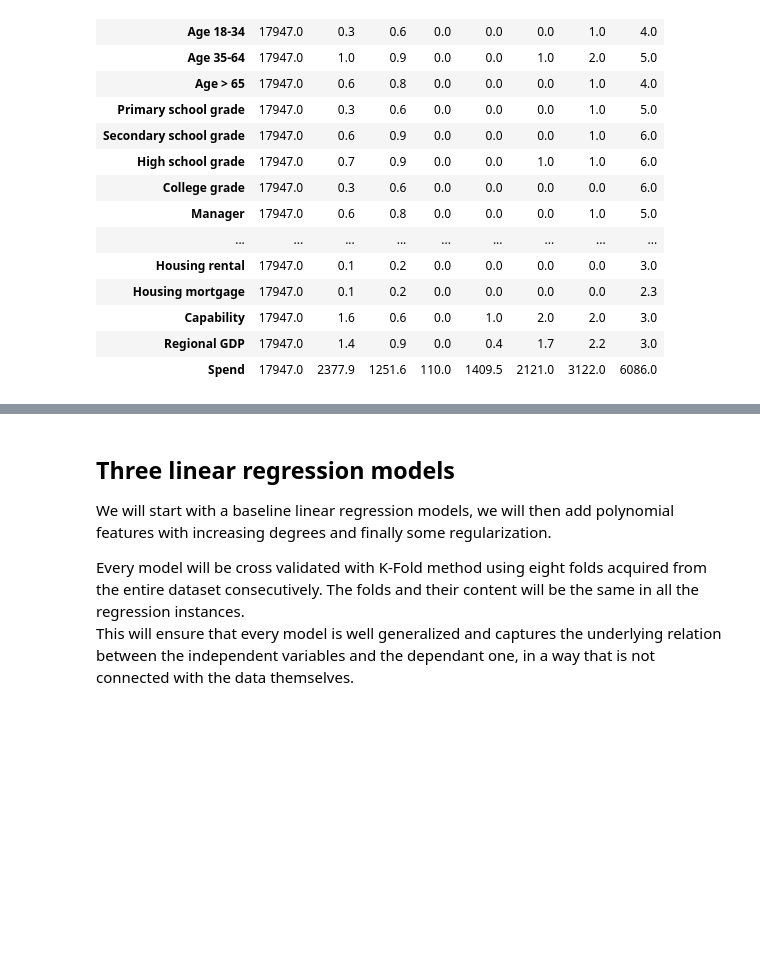
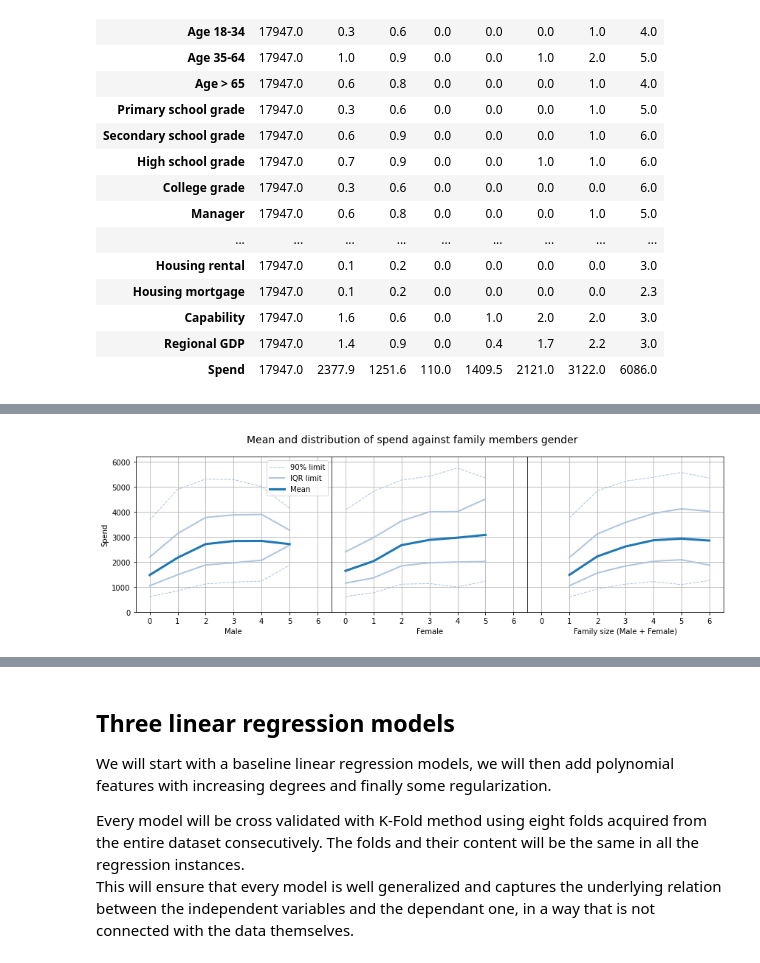
Before and after one commit to FabrizioBoffa/Profiling_the_spending_power_of_italian_families, a Jupyter notebook: Profiling_the_spending_power_of_italian_families.ipynb, the cells around one changed output, grey strips where cells are left out. Saved outputs shown, nothing was run; the diff lists cells and outputs as text; code cells hidden in the pictures; blank space fills up the shorter version.

```diff
--- a/Profiling_the_spending_power_of_italian_families.ipynb
+++ b/Profiling_the_spending_power_of_italian_families.ipynb
@@ -535,0 +606,17 @@ np.round(df_data_copy.describe().T, 1)
+# %%
+# Family size features plot
+
+df_plot_data = df_data_copy[['Male', 'Female', 'Spend']].copy()
+df_plot_data['Family size (Male + Female)'] = df_plot_data['Male'] + df_plot_data['Female']
+
+fig = plt.figure(figsize = (12 , 4), tight_layout = True)
+gs = fig.add_gridspec(1, 3, wspace = 0)
+
+plot_func('Male', 0, df_plot_data)
+plot_func('Female', 1, df_plot_data)
+plot_func('Family size (Male + Female)', 2, df_plot_data)
+plt.suptitle('Mean and distribution of spend against family members gender', size = 14)
+
+plt.show()
+# %% [output]
+[figure, added]
```
Also changed, not shown: parts of 22 cells of this notebook.
